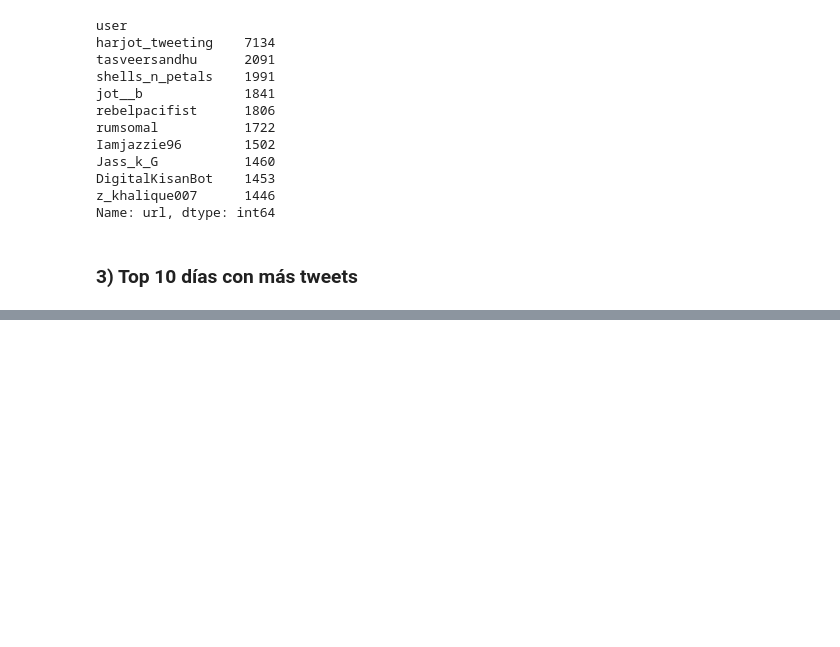
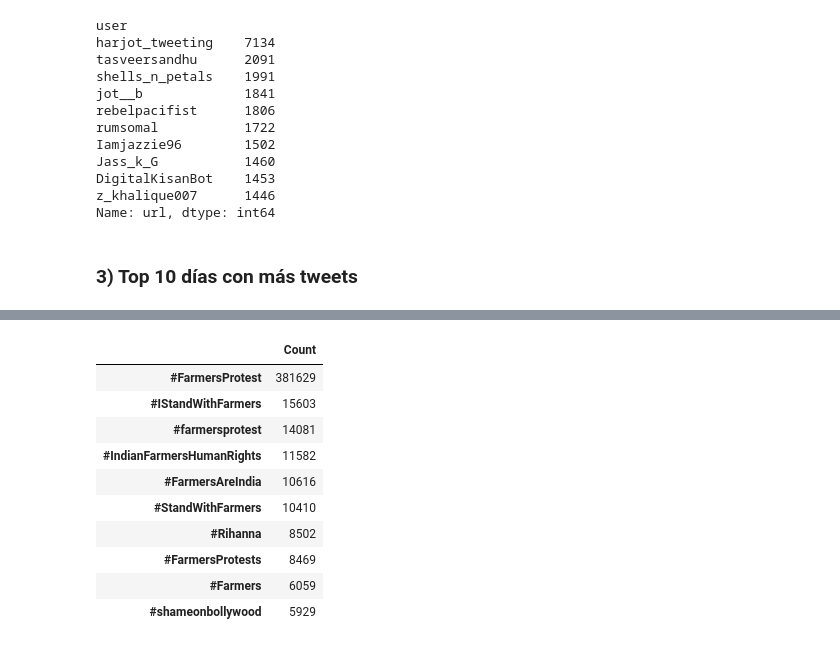
Before and after one commit to FelipeA7/gitfloww, a Jupyter notebook: tweets.ipynb, the cells around one changed output, grey strips where cells are left out. Saved outputs shown, nothing was run; the diff lists cells and outputs as text; code cells hidden in the pictures; blank space fills up the shorter version.

Commit message:
feat: top hashtags

```diff
--- a/tweets.ipynb
+++ b/tweets.ipynb
@@ -71,3 +71,5 @@ z_khalique007      1446
 Name: url, dtype: int64
 # %% [markdown]
 ### 3) Top 10 días con más tweets
+# %%
+df['date'] = df['date'].apply(lambda x: x.date())
@@ -73,0 +98,30 @@ Name: url, dtype: int64
+# %%
+df['hashtags'] = df['content'].apply(lambda x: re.findall(r'(?<=\W)[#]\S*', x))
+# %%
+def top_hashtags(df):
+    tweets = df['hashtags'].to_list()
+    hashtags = {}
+    for tweet in tweets:
+        for hashtag in tweet:
+            if hashtag not in hashtags.keys():
+                hashtags[hashtag] = 1
+            else:
+                hashtags[hashtag] += 1
+    top = pd.DataFrame.from_dict(hashtags, orient='index', columns=["Count"])
+    top = top.nlargest(10, 'Count')
+    return top
+
+
+top_hashtags(df)
+# %% [output]
+|  | Count |
+| #FarmersProtest | 381629 |
+| #IStandWithFarmers | 15603 |
+| #farmersprotest | 14081 |
+| #IndianFarmersHumanRights | 11582 |
+| #FarmersAreIndia | 10616 |
+| #StandWithFarmers | 10410 |
+| #Rihanna | 8502 |
+| #FarmersProtests | 8469 |
+| #Farmers | 6059 |
+| #shameonbollywood | 5929 |
```
Also changed, not shown: parts of 2 cells of this notebook.
